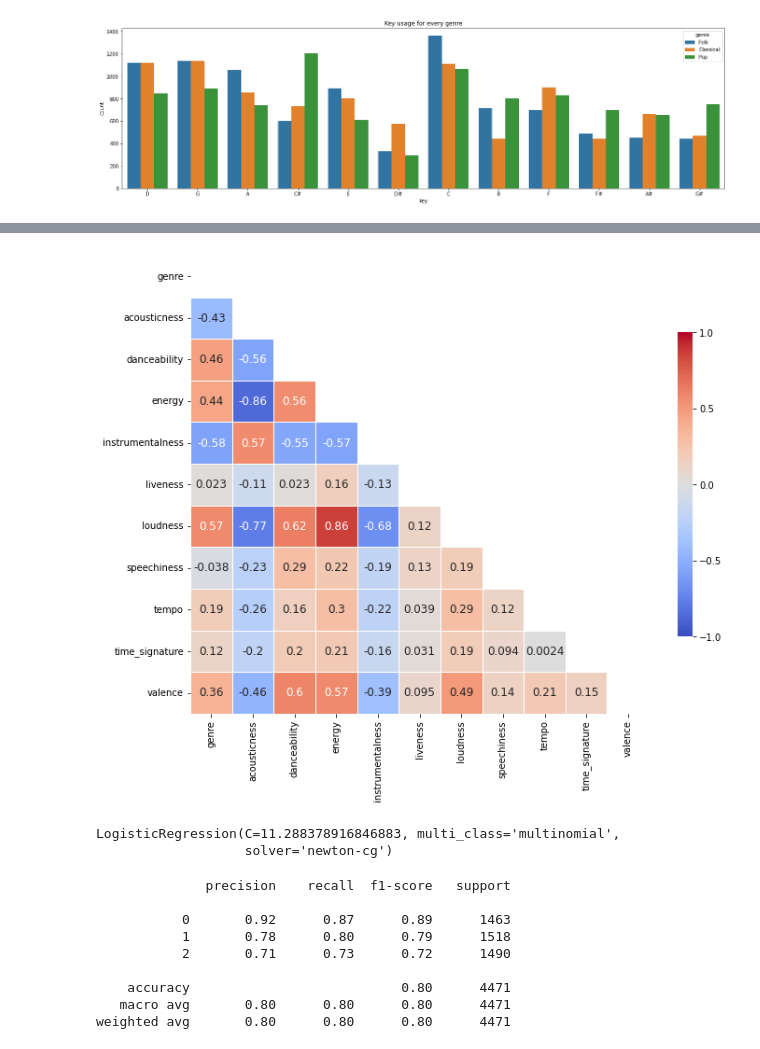
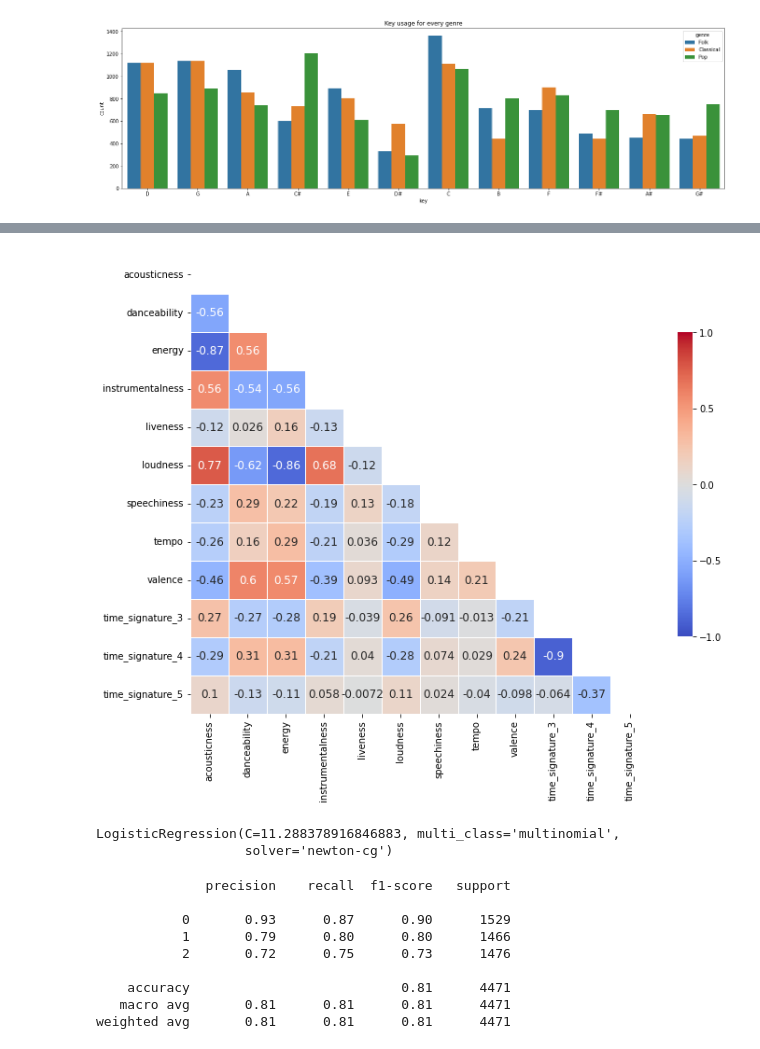
Before and after one commit to plspeziali/spotify-genre-predictor, a Jupyter notebook: spotify-genre-prediction-lr-mlp.ipynb, the cells around one changed output, grey strips where cells are left out. Saved outputs shown, nothing was run; the diff lists cells and outputs as text; code cells hidden in the pictures.

```diff
--- a/spotify-genre-prediction-lr-mlp.ipynb
+++ b/spotify-genre-prediction-lr-mlp.ipynb
@@ -122,6 +124,8 @@ Text(0.5, 1.0, 'Key usage for every genre')
 [figure]
 # %%
 new_df = df.drop(['artist_name','track_name','track_id','popularity','key','mode','duration_ms'],axis = 1)
+new_df.time_signature = new_df.time_signature.map( {'3/4':3 , '4/4':4, '5/4':5} )
+new_df = pd.get_dummies(data= new_df, columns=['time_signature'])
 from sklearn.utils import shuffle
 new_df = shuffle(new_df)
 display(new_df.head())
@@ -165 +168,12 @@ display(y_train.head())
 Name: genre, dtype: int64
+# %%
+from sklearn.preprocessing import MinMaxScaler
+pd.options.mode.chained_assignment = None  # default='warn'
+scaler = MinMaxScaler()
+# Loudness goes from -60 to 0 db, I will convert it to a positive value before normalizing it
+X_train['loudness'] *= -1
+X_train = pd.DataFrame(scaler.fit_transform(X_train), index=X_train.index, columns=X_train.columns)
+display(X_train.head())
+X_test['loudness'] *= -1
+X_test = pd.DataFrame(scaler.fit_transform(X_test), index=X_test.index, columns=X_test.columns)
+display(X_test.head())
@@ -171,7 +198,7 @@ X_train, X_valid, y_train, y_valid = train_test_split(X_train, y_train, test_siz
 # %%
-corr_heatmap(new_df)
+corr_heatmap(X_train)
 # %% [output]
-[figure, old version]
+[figure, new version]
 # %%
 # Currently the ‘multinomial’ option is supported only by the ‘lbfgs’, ‘sag’, ‘saga’ and ‘newton-cg’ solvers.
 # http://scikit-learn.org/stable/modules/generated/sklearn.linear_model.LogisticRegression.html#sklearn.linear_model.LogisticRegression
@@ -204,11 +231,11 @@ print(classification_report(y_valid, y_pred))
 # %% [output]
               precision    recall  f1-score   support
 
-           0       0.92      0.87      0.89      1463
-           1       0.78      0.80      0.79      1518
-           2       0.71      0.73      0.72      1490
+           0       0.93      0.87      0.90      1529
+           1       0.79      0.80      0.80      1466
+           2       0.72      0.75      0.73      1476
 
-    accuracy                           0.80      4471
-   macro avg       0.80      0.80      0.80      4471
-weighted avg       0.80      0.80      0.80      4471
+    accuracy                           0.81      4471
+   macro avg       0.81      0.81      0.81      4471
+weighted avg       0.81      0.81      0.81      4471
 # %%
```
Also changed, not shown: parts of 17 cells of this notebook.
